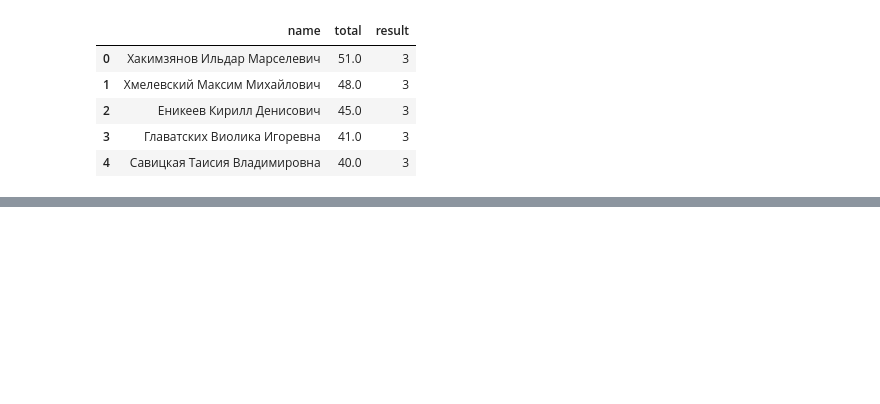
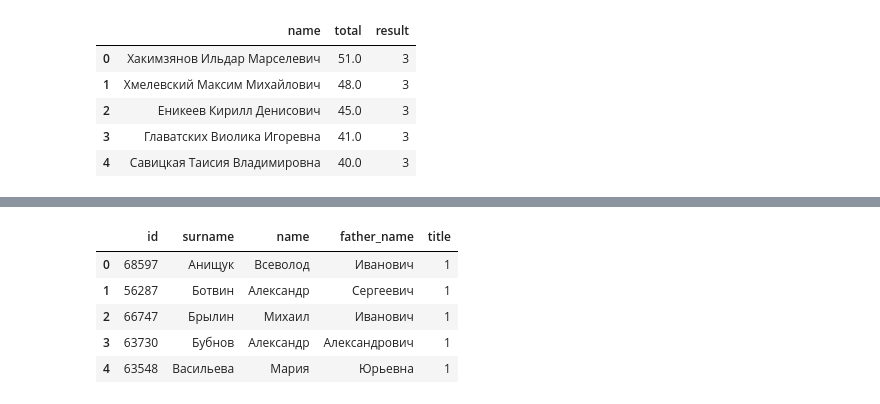
Before and after one commit to VladG00dmanPersonal/LMSH_AI_HACK, a Jupyter notebook: src/Vlad/EDA.ipynb, the cells around one changed output, grey strips where cells are left out. Saved outputs shown, nothing was run; the diff lists cells and outputs as text; code cells hidden in the pictures; blank space fills up the shorter version.

```diff
--- a/src/Vlad/EDA.ipynb
+++ b/src/Vlad/EDA.ipynb
@@ -51,0 +110,9 @@ df_belchonok.head()
+# %%
+df_future_10.head()
+# %% [output]
+|  | id | surname | name | father_name | title |
+| 0 | 68597 | Анищук | Всеволод | Иванович | 1 |
+| 1 | 56287 | Ботвин | Александр | Сергеевич | 1 |
+| 2 | 66747 | Брылин | Михаил | Иванович | 1 |
+| 3 | 63730 | Бубнов | Александр | Александрович | 1 |
+| 4 | 63548 | Васильева | Мария | Юрьевна | 1 |
```
Also changed, not shown: parts of 38 cells of this notebook.
